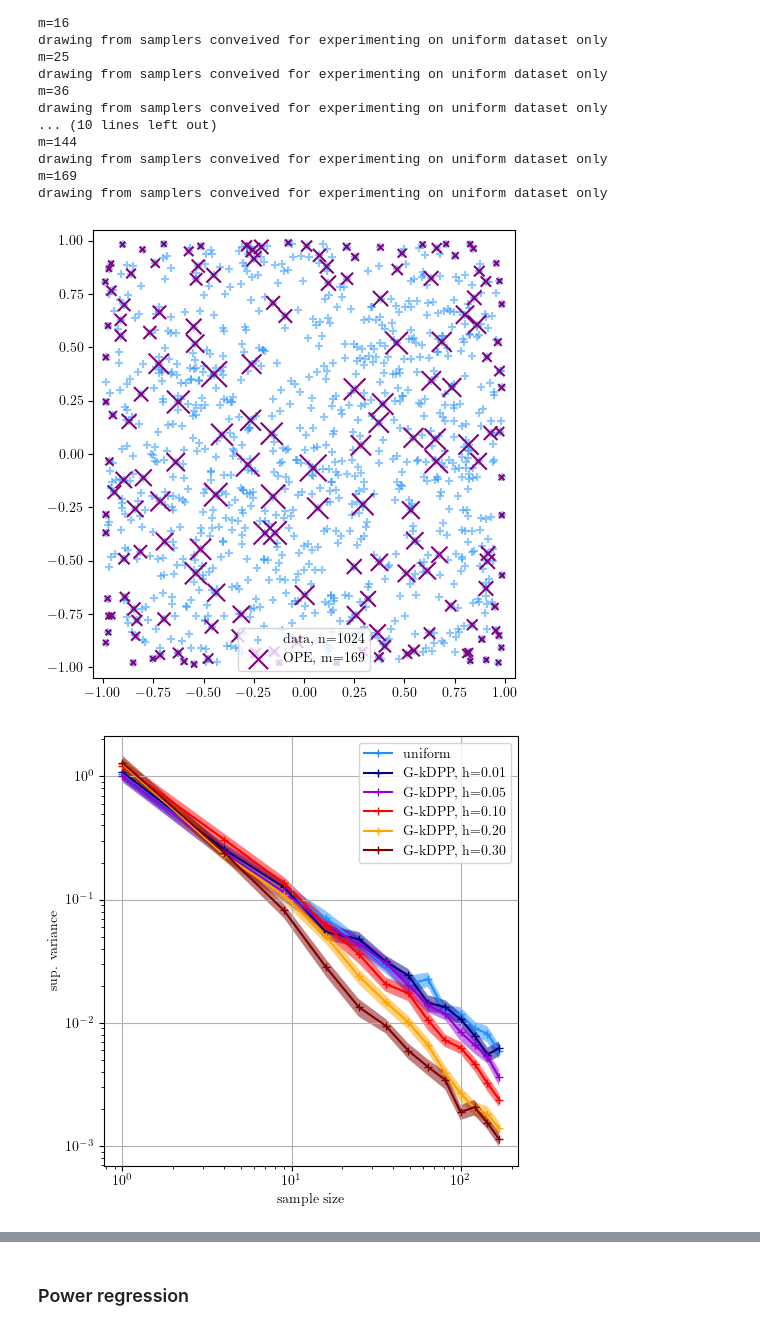
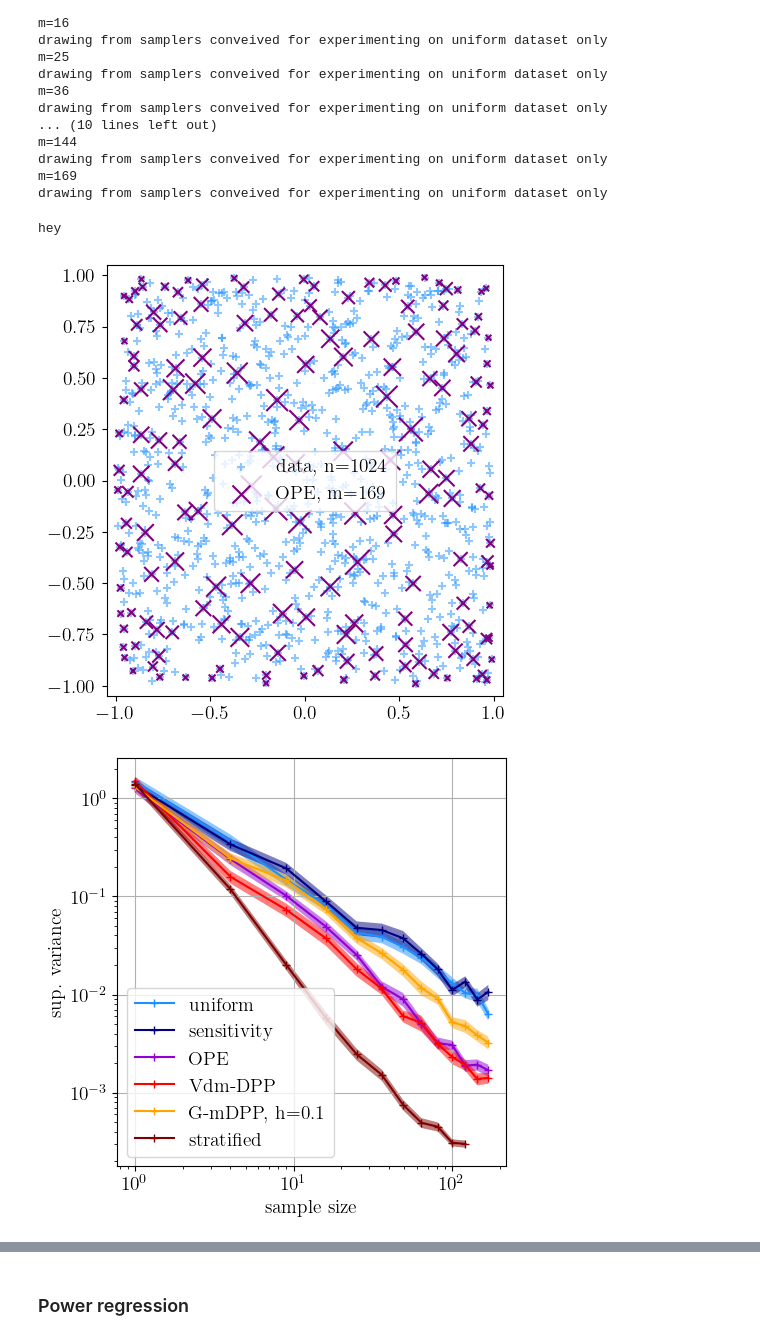
Before and after one commit to hsimonfroy/DPPcoresets, a Jupyter notebook: logistic copy 2.ipynb, the cells around one changed output, grey strips where cells are left out. Saved outputs shown, nothing was run; the diff lists cells and outputs as text; code cells hidden in the pictures.

```diff
--- a/logistic copy 2.ipynb
+++ b/logistic copy 2.ipynb
@@ -425,17 +454,17 @@ from utils import loss, relative_error
 from sklearn.neighbors import KernelDensity
 
 # data parameters
+# d, desired_n, k = 2, 2**15, 3    # 2, 1024, 3
 d, desired_n, k = 2, 2**10, 3    # 2, 1024, 3
-# d, desired_n, k = 2, 2048, 3    # 2, 1024, 3
 # draw data
-Xs = draw_data(desired_n, d, k)
-X_names = ["X_uniform", "X_disk", "X_outlier", "X_kcent_knonout", "X_kcent_2nonout", "X_kcent_1nonout"]
+# Xs = draw_data(desired_n, d, k)
+# X_names = ["X_uniform", "X_disk", "X_outlier", "X_kcent_knonout", "X_kcent_2nonout", "X_kcent_1nonout"]
 i_dataset = 0 # choose the dataset index. 0 for uniform dataset.
-X, X_name = Xs[i_dataset], X_names[i_dataset]
+# X, X_name = Xs[i_dataset], X_names[i_dataset]
 
 ###############
-# from utils import get_hypercube_data
-# X = get_hypercube_data(desired_n, d=2, border=.99)
+from utils import get_hypercube_data
+X = get_hypercube_data(desired_n, d=2, border=.99)
 ################
 print(f"experimenting on {X.shape} dataset")
 n = len(X)
@@ -445,6 +474,7 @@ print(f"obtained {n=}")
 # n_queries, n_rep = 50, 50 # 50, 500 / 100, 200
 # n_queries, n_rep = 200, 200 # 50, 500 / 100, 200
 n_queries, n_rep = 100, 100 # 50, 500 / 100, 200
+# n_queries, n_rep = 10, 10 # 50, 500 / 100, 200
 ms = np.arange(1,14, dtype=int)**2 # (1,14)
 # ms = np.arange(13,14, dtype=int)**2 # (1,14)
 print(f"m list={ms}")
@@ -463,7 +493,10 @@ kde = KernelDensity(kernel="epanechnikov", bandwidth="scott").fit(X)
 kde_distr = np.exp(kde.score_samples(X))
 # just draw from OPE to test and show in scatter plot
 SE_means, SE_stds, relerrs = [], [], []
-OPE_samples, OPE_weights =  draw_OPE(X, ms[-1], 1, gamma_X=kde_distr)
+ab_coeff = generate_Jacobi_parameters(X)
+ab_coeff = np.zeros_like(ab_coeff)
+print(ab_coeff)
+OPE_samples, OPE_weights =  draw_OPE(X, ms[-1], 1, ab_coeff=ab_coeff, gamma_X=kde_distr)
 # %% [output]
 experimenting on (1024, 2) dataset
 obtained n=1024
@@ -483,7 +521,7 @@ for m in ms:
     # draw from samplers, experimenting for any datasets
     samples_weights_list.append( draw_uniform(X, m, n_rep) )
     samples_weights_list.append( draw_sensitivity(X, m, n_rep, k, delta=.1) )
-    samples_weights_list.append( draw_OPE(X, m, n_rep, gamma_X=kde_distr, prop_uniform=0) )
+    samples_weights_list.append( draw_OPE(X, m, n_rep, ab_coeff=ab_coeff, gamma_X=kde_distr, prop_uniform=0) )
     samples_weights_list.append( draw_discrete_OPE(X, m, n_rep) )
     samples_weights_list.append( draw_gaussian_kDPP(X, m, n_rep, bandwidth=.1) )
 
@@ -542,7 +580,7 @@ drawing from samplers conveived for experimenting on uniform dataset only
 # %%
 # save_path = "/feynman/home/dphp/hs276503/workspace/DPPcoresets_proj/X_unif_n1024_m169_3means_quer100_rep100.p"
 relerrs_sup, SE_means_sup, SE_stds_sup, = pickle_load(save_path)
-prefix = "unif_2p10_GkDPP"
+prefix = "unif_2p10_all2"
 
 def my_plot():
     n_stds = 1*n_rep**(-.5) # number of standard deviations to plot
@@ -561,58 +599,59 @@ def my_plot():
     # plt.subplot(132)
     plt.figure(figsize=(5,5))
     # draw from samplers, experimenting for any datasets
-    legends = ["uniform","sensitivity","OPE","Vdm-DPP","G-kDPP, h=0.1"]
+    legends = ["uniform","sensitivity","OPE","Vdm-DPP","G-mDPP, h=0.1"]
     selector = range(len(legends))
 
     # # draw from samplers, experimenting on uniform dataset only
     if i_dataset==0:
         legends += ["stratified"]
-        legends += [f"G-kDPP, h={bandwidth:.2f}" for bandwidth in bandwidths]
+        legends += [f"G-mDPP, h={bandwidth:.2f}" for bandwidth in bandwidths]
     #     legends += [f"prop unif={prop_uniform:.2f}" for prop_uniform in prop_uniforms]
         # selector_uniform_samplers = [0,1,2,3,4,5]
         selector_uniform_samplers = [0,1,2,3,4,5]
         selector_uniform_gkdpp = [0,6,7,8,9,10]
     #     selector_uniform_propunif = [11,12,13,14,15]
     #     ##### choose one selector #####
-        # selector = selector_uniform_samplers
-        selector = selector_uniform_gkdpp
+        selector = selector_uniform_samplers
+        # selector = selector_uniform_gkdpp
     #     # selector = selector_uniform_propunif
         legends = np.array(legends)[selector]
 
     colors = ["dodgerblue","navy","darkviolet","red","orange","maroon"]
     # colors = ['tab:blue','tab:orange','tab:green','tab:red','tab:purple','tab:brown']
     # cmap = plt.get_cmap('viridis') # viridis, magma
     # colors = cmap(np.linspace(0,.9,len(legends)))[::-1]
     plt.gca().set_prop_cycle(color=colors)
-    # plt.plot(ms, SE_means_sup[:,selector[:-1]], label=legends[:-1], marker="+")
-    plt.plot(ms, SE_means_sup[:,selector], label=legends, marker="+")
+    plt.plot(ms, SE_means_sup[:,selector[:-1]], label=legends[:-1], marker="+")
+    # plt.plot(ms, SE_means_sup[:,selector], label=legends, marker="+")
     for k in selector:
-        # if k ==4:
-        #     plt.plot(ms[:-2], SE_means_sup[:-2,k], label=legends[k], marker="+")
-        #     print("hey")
-        #     plt.fill_between(ms[:-2], SE_means_sup[:-2,k]+n_stds*SE_stds_sup[:-2,k], SE_means_sup[:-2,k]-n_stds*SE_stds_sup[:-2,k], alpha=.5)
-        # else:
-        plt.fill_between(ms, SE_means_sup[:,k]+n_stds*SE_stds_sup[:,k], SE_means_sup[:,k]-n_stds*SE_stds_sup[:,k], alpha=.5)
+        if k == 5:
+            plt.plot(ms[:-2], SE_means_sup[:-2,k], label=legends[k], marker="+")
+            print("hey")
+            plt.fill_between(ms[:-2], SE_means_sup[:-2,k]+n_stds*SE_stds_sup[:-2,k], SE_means_sup[:-2,k]-n_stds*SE_stds_sup[:-2,k], alpha=.5)
+        else:
+            plt.fill_between(ms, SE_means_sup[:,k]+n_stds*SE_stds_sup[:,k], SE_means_sup[:,k]-n_stds*SE_stds_sup[:,k], alpha=.5)
     plt.xscale('log'), plt.yscale('log'), plt.xlabel("sample size"), plt.ylabel("sup. variance"),
     plt.legend(), plt.grid(), plt.tight_layout()
     plt.savefig(prefix+"_var.pdf")
 
     # plt.subplot(133)
     plt.figure(figsize=(5,5))
     delta_quant = .1 # .1, .01
     relerr_quant = np.quantile(relerrs_sup, 1-delta_quant, axis=-1)
     plt.gca().set_prop_cycle(color=colors)
-    plt.plot(ms, relerr_quant[:,selector], label=legends, marker="+")
-    # plt.plot(ms, relerr_quant[:,selector[:-1]], label=legends[:-1], marker="+")
-    # plt.plot(ms[:-2], relerr_quant[:-2,4], label=legends[4], marker="+")
+    # plt.plot(ms, relerr_quant[:,selector], label=legends, marker="+")
+    plt.plot(ms, relerr_quant[:,selector[:-1]], label=legends[:-1], marker="+")
+    plt.plot(ms[:-2], relerr_quant[:-2,4], label=legends[5], marker="+")
     plt.xscale('log'), plt.yscale('log'), plt.xlabel("sample size"), plt.ylabel(f"{1-delta_quant:.2f}-quantile sup. rel. error")
     plt.legend(), plt.grid(), plt.tight_layout()
     plt.savefig(prefix+"_relerr.pdf")
 
 # plt.figure(figsize=(16,5))
 my_plot()
 plt.tight_layout()
 plt.show()
 # %% [output]
+hey
-[figure, old version]
+[figure, new version]
-[figure, old version]
+[figure, new version]
```
Also changed, not shown: parts of 5 cells of this notebook, 4 other files.
